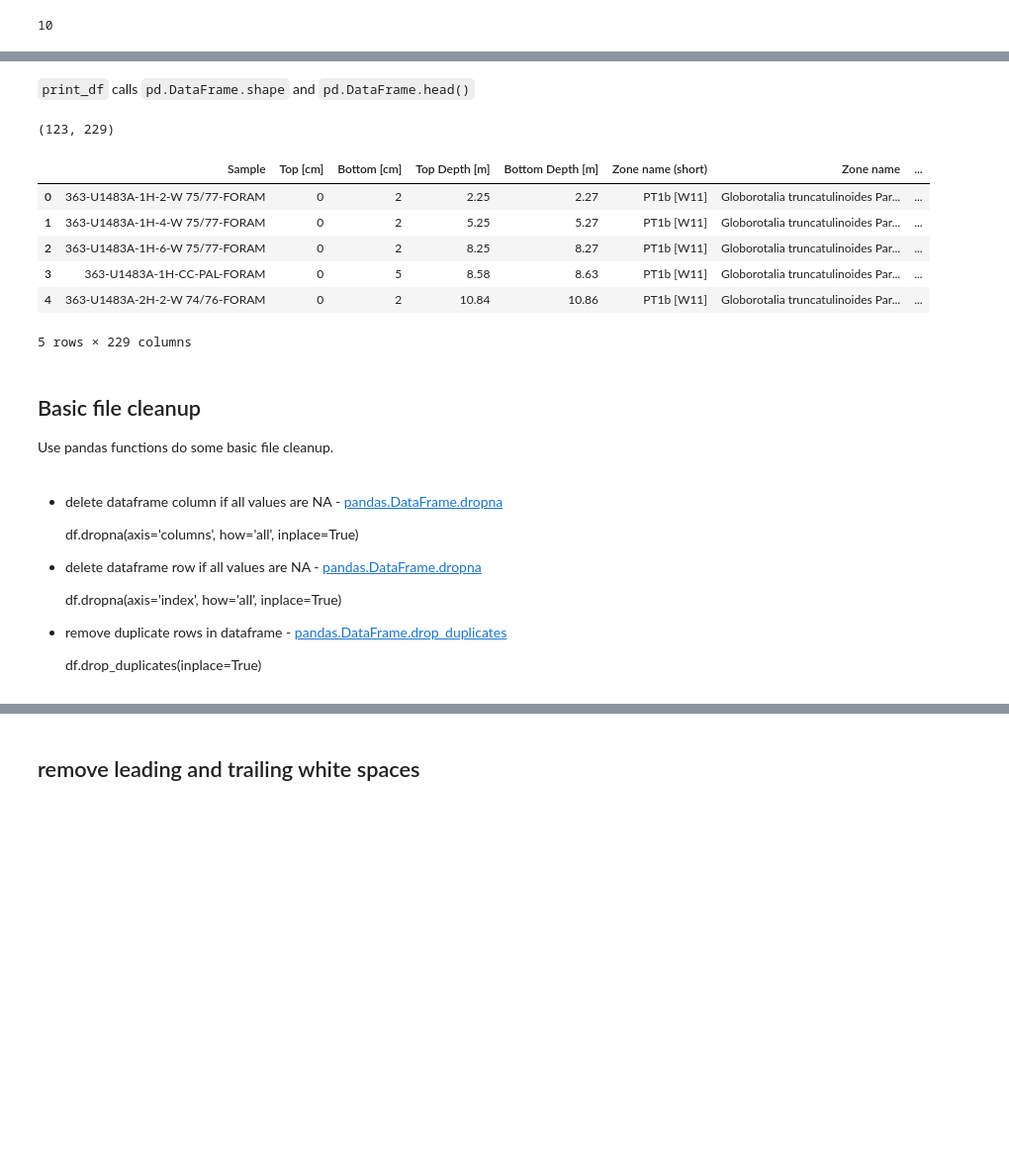
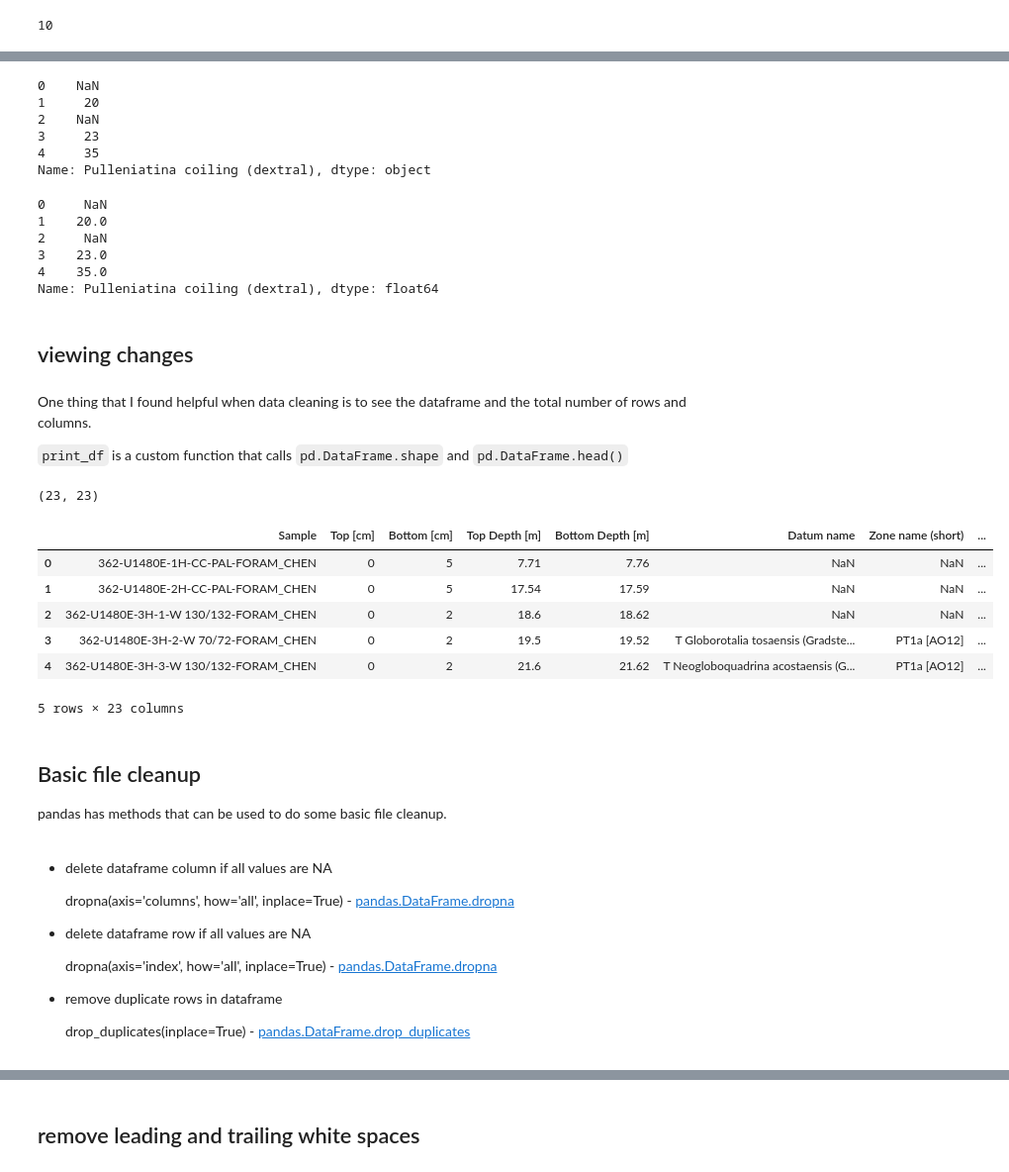
Before and after one commit to throughput-ec/ec_workshops_py, a Jupyter notebook: data_cleaning/notebooks/1_data_cleaning.ipynb, the cells around one changed output, grey strips where cells are left out. Shown at 99% size. Cells and saved outputs as stored; diff of their text form; code cells hidden in the pictures; blank space fills up the shorter version.

Commit message:
add notes to data cleaning notebook

```diff
--- a/data_cleaning/notebooks/1_data_cleaning.ipynb
+++ b/data_cleaning/notebooks/1_data_cleaning.ipynb
@@ -56,30 +59,58 @@ df = pd.read_csv(paths[1], dtype=str)
+# %%
+df = pd.read_csv(path, nrows=5 , dtype=str)
+df['Pulleniatina coiling (dextral)']
+# %% [output]
+0    NaN
+1     20
+2    NaN
+3     23
+4     35
+Name: Pulleniatina coiling (dextral), dtype: object
+# %%
+df = pd.read_csv(path, nrows=5)
+df['Pulleniatina coiling (dextral)']
+# %% [output]
+0     NaN
+1    20.0
+2     NaN
+3    23.0
+4    35.0
+Name: Pulleniatina coiling (dextral), dtype: float64
+# %% [markdown]
+## viewing changes
 # %% [markdown]
-`print_df` calls `pd.DataFrame.shape` and `pd.DataFrame.head()`
+One thing that I found helpful when data cleaning is to see the dataframe and the total number of rows and columns.
+
+`print_df` is a custom function that calls `pd.DataFrame.shape` and `pd.DataFrame.head()`
 # %%
+path = Path('..', 'processed_data', 'clean_data', 'Micropal_CSV_2', '362_U1480E_planktic_forams.csv')
+df = pd.read_csv(path, dtype=str)
+
 print_df(df)
 # %% [output]
-(123, 229)
+(23, 23)
-|  | Sample | Top [cm] | Bottom [cm] | Top Depth [m] | Bottom Depth [m] | Zone name (short) | Zone name | ... |
-| 0 | 363-U1483A-1H-2-W 75/77-FORAM | 0 | 2 | 2.25 | 2.27 | PT1b [W11] | Globorotalia truncatulinoides Par... | ... |
-| 1 | 363-U1483A-1H-4-W 75/77-FORAM | 0 | 2 | 5.25 | 5.27 | PT1b [W11] | Globorotalia truncatulinoides Par... | ... |
-| 2 | 363-U1483A-1H-6-W 75/77-FORAM | 0 | 2 | 8.25 | 8.27 | PT1b [W11] | Globorotalia truncatulinoides Par... | ... |
-| 3 | 363-U1483A-1H-CC-PAL-FORAM | 0 | 5 | 8.58 | 8.63 | PT1b [W11] | Globorotalia truncatulinoides Par... | ... |
-| 4 | 363-U1483A-2H-2-W 74/76-FORAM | 0 | 2 | 10.84 | 10.86 | PT1b [W11] | Globorotalia truncatulinoides Par... | ... |
+|  | Sample | Top [cm] | Bottom [cm] | Top Depth [m] | Bottom Depth [m] | Datum name | Zone name (short) | ... |
+| 0 | 362-U1480E-1H-CC-PAL-FORAM_CHEN | 0 | 5 | 7.71 | 7.76 | NaN | NaN | ... |
+| 1 | 362-U1480E-2H-CC-PAL-FORAM_CHEN | 0 | 5 | 17.54 | 17.59 | NaN | NaN | ... |
+| 2 | 362-U1480E-3H-1-W 130/132-FORAM_CHEN | 0 | 2 | 18.6 | 18.62 | NaN | NaN | ... |
+| 3 | 362-U1480E-3H-2-W 70/72-FORAM_CHEN | 0 | 2 | 19.5 | 19.52 | T Globorotalia tosaensis (Gradste... | PT1a [AO12] | ... |
+| 4 | 362-U1480E-3H-3-W 130/132-FORAM_CHEN | 0 | 2 | 21.6 | 21.62 | T Neogloboquadrina acostaensis (G... | PT1a [AO12] | ... |
-5 rows × 229 columns
+5 rows × 23 columns
 # %% [markdown]
 ## Basic file cleanup
 
-Use pandas functions do some basic file cleanup.
+pandas has methods that can be used to do some basic file cleanup.
 # %% [markdown]
-- delete dataframe column if all values are NA - [pandas.DataFrame.dropna](https://pandas.pydata.org/pandas-docs/stable/reference/api/pandas.DataFrame.dropna.html)
+- delete dataframe column if all values are NA
 
-  df.dropna(axis='columns', how='all', inplace=True)
+  dropna(axis='columns', how='all', inplace=True) - [pandas.DataFrame.dropna](https://pandas.pydata.org/pandas-docs/stable/reference/api/pandas.DataFrame.dropna.html)
 
 
-- delete dataframe row if all values are NA - [pandas.DataFrame.dropna](https://pandas.pydata.org/pandas-docs/stable/reference/api/pandas.DataFrame.dropna.html)
 
-  df.dropna(axis='index', how='all', inplace=True)
+- delete dataframe row if all values are NA
 
-- remove duplicate rows in dataframe - [pandas.DataFrame.drop_duplicates](https://pandas.pydata.org/pandas-docs/stable/reference/api/pandas.DataFrame.drop_duplicates.html)
+  dropna(axis='index', how='all', inplace=True) - [pandas.DataFrame.dropna](https://pandas.pydata.org/pandas-docs/stable/reference/api/pandas.DataFrame.dropna.html)
 
-  df.drop_duplicates(inplace=True)
+- remove duplicate rows in dataframe
+
+  drop_duplicates(inplace=True) - [pandas.DataFrame.drop_duplicates](https://pandas.pydata.org/pandas-docs/stable/reference/api/pandas.DataFrame.drop_duplicates.html)
```
Also changed, not shown: parts of 37 cells of this notebook.
